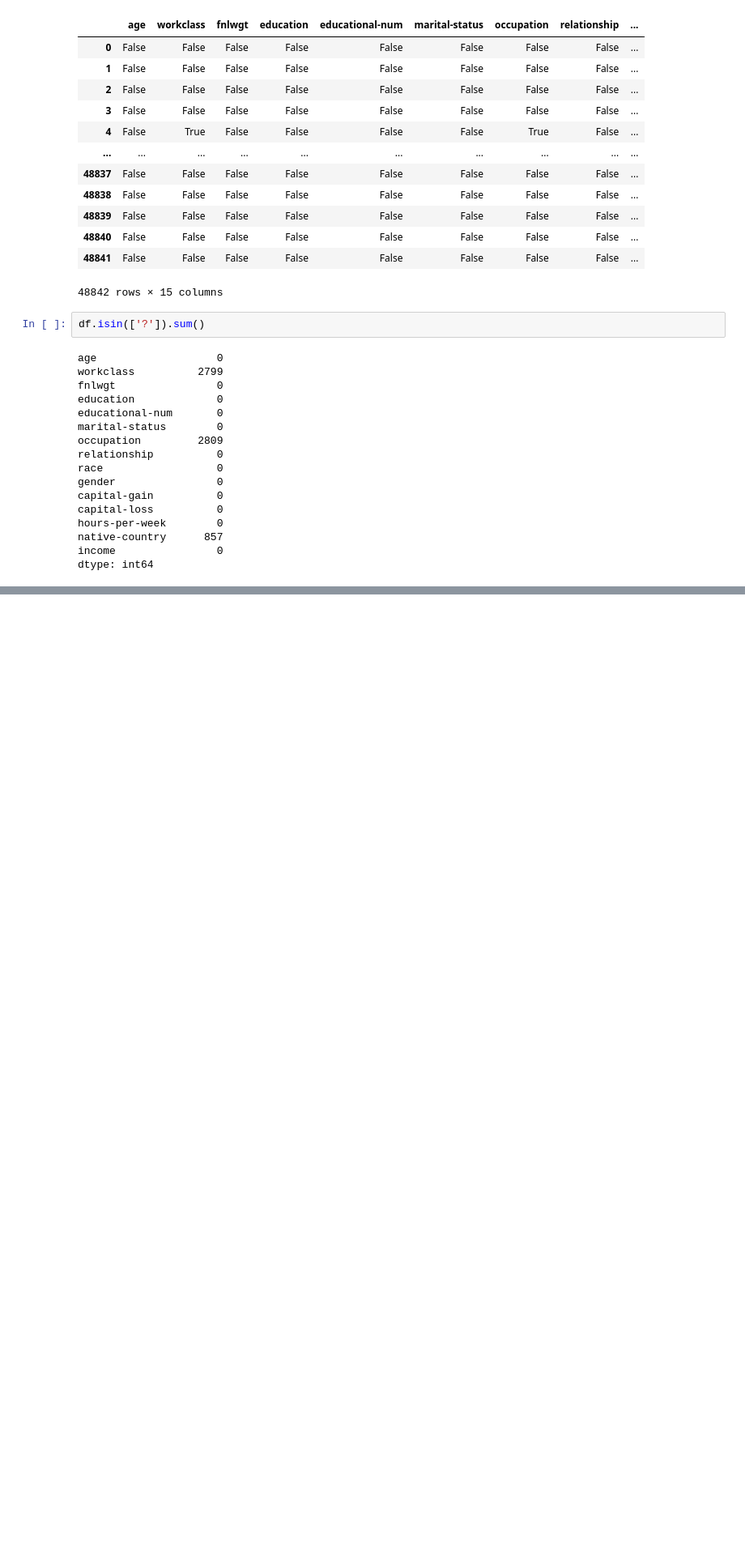
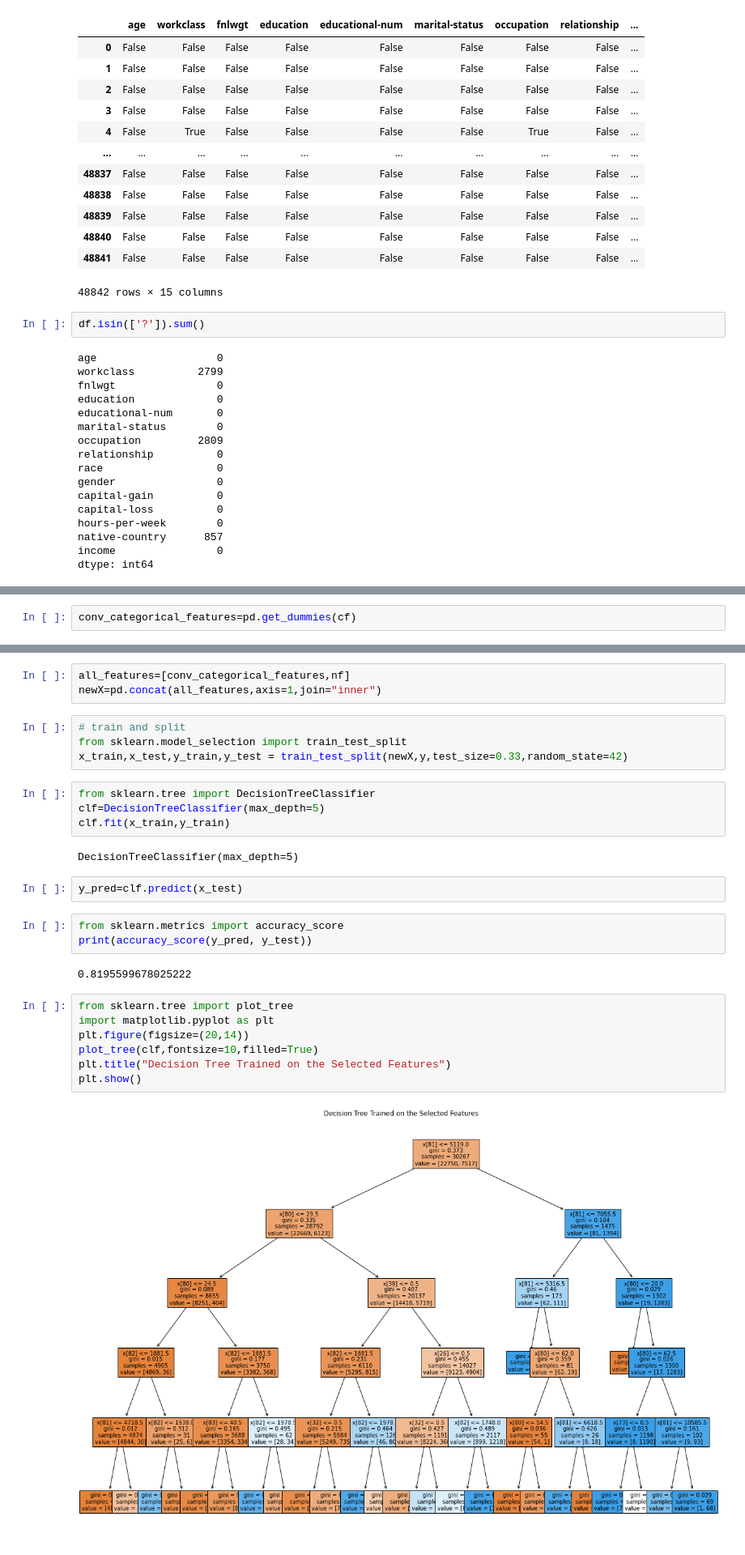
Before and after one commit to Pavan-B-N/ML, a Jupyter notebook: incomePrediction.ipynb, the cells around one changed output, grey strips where cells are left out. Shown: that part at 81% size. Drawn from its saved outputs; the diff is of its cells as text; blank space fills up the shorter version.

```diff
--- a/incomePrediction.ipynb
+++ b/incomePrediction.ipynb
@@ -50,0 +142,2 @@ dtype: int64
+# %%
+conv_categorical_features=pd.get_dummies(cf)
@@ -50,0 +164,29 @@ dtype: int64
+# %%
+all_features=[conv_categorical_features,nf]
+newX=pd.concat(all_features,axis=1,join="inner")
+# %%
+# train and split
+from sklearn.model_selection import train_test_split
+x_train,x_test,y_train,y_test = train_test_split(newX,y,test_size=0.33,random_state=42)
+# %%
+from sklearn.tree import DecisionTreeClassifier
+clf=DecisionTreeClassifier(max_depth=5)
+clf.fit(x_train,y_train)
+# %% [output]
+DecisionTreeClassifier(max_depth=5)
+# %%
+y_pred=clf.predict(x_test)
+# %%
+from sklearn.metrics import accuracy_score
+print(accuracy_score(y_pred, y_test))
+# %% [output]
+0.8195599678025222
+# %%
+from sklearn.tree import plot_tree
+import matplotlib.pyplot as plt
+plt.figure(figsize=(20,14))
+plot_tree(clf,fontsize=10,filled=True)
+plt.title("Decision Tree Trained on the Selected Features")
+plt.show()
+# %% [output]
+[figure, added]
```
Also changed, not shown: parts of 15 cells of this notebook, 1 other file.
